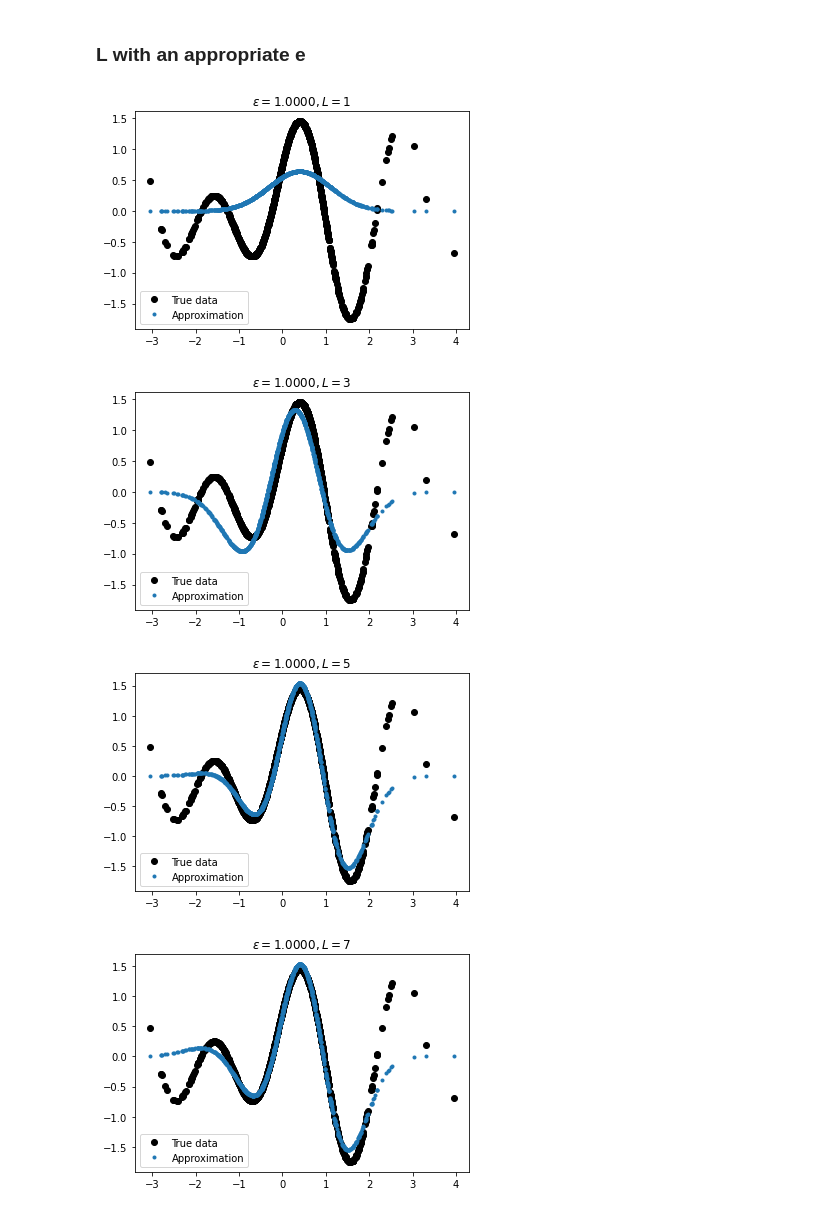
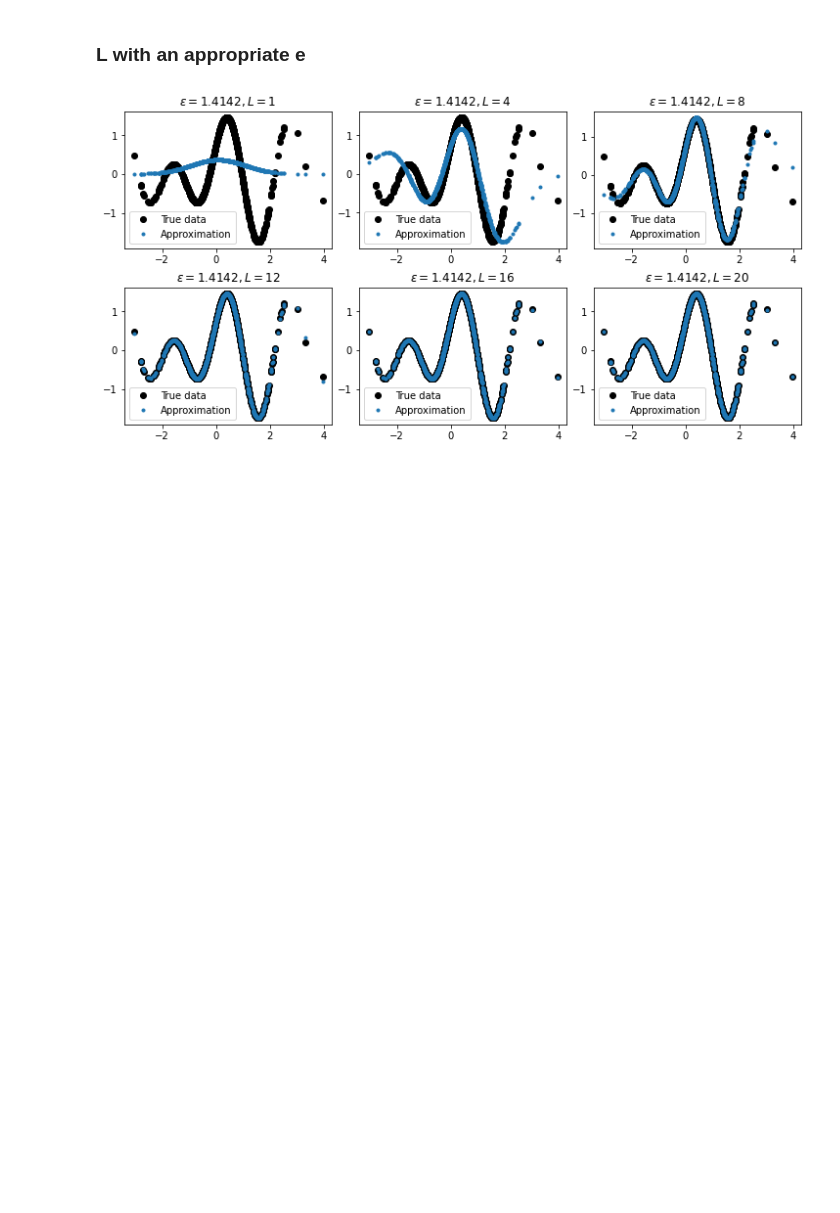
Before and after one commit to Linnore/MLCMS-Ex5-GroupK, a Jupyter notebook: task1.ipynb, the cells around one changed output. Cells and saved outputs as stored; diff of their text form; code cells hidden in the pictures; blank space fills up the shorter version.

```diff
--- a/task1.ipynb
+++ b/task1.ipynb
@@ -90,14 +91,18 @@ for e in np.logspace(-3, 4, 6):
 # %% [markdown]
 ### L with a bad e
 # %%
-e=5
-for L in np.linspace(1, 20, 6):
-    phi, lst_results = lst_radial_basis(B[:,0], B[:,1], e=e, L=int(L))
-    C=lst_results[0]
+e = 5
+fig = plt.figure(constrained_layout=True, figsize=(10,5))
+spec = gridspec.GridSpec(ncols=3, nrows=2, figure=fig)
+for i, L in enumerate(np.linspace(1, 20, 6)):
+    task1part3.fit(L=int(L), e=e)
+    yhat = task1part3.predict()
 
-    plt.plot(B[:, 0], B[:, 1], "o", c="black", label="True data")
-    plt.plot(B[:, 0], phi @ C, ".", label="Approximation")
-    plt.legend(loc="upper right")
-    plt.title(r"$\epsilon=%.4f, L=%d$"%(e, L))
-    plt.show()
+    ax = fig.add_subplot(spec[i//3, i%3])
+    ax.plot(B[:, 0], B[:, 1], "o", c="black", label="True data")
+    ax.plot(B[:, 0], yhat, ".", label="Approximation")
+    ax.legend()
+    ax.title.set_text(r"$\epsilon=%.4f, L=%d$"%(e, L))
+
+plt.show()
 # %% [output]
@@ -110,18 +110,19 @@ for L in np.linspace(1, 20, 6):
 # %% [markdown]
 ### L with an appropriate e
 # %%
-e=1
-for L in np.linspace(1, 12, 6):
-    phi, lst_results = lst_radial_basis(B[:,0], B[:,1], e=e, L=int(L))
-    C=lst_results[0]
+e = 2**0.5
+fig = plt.figure(constrained_layout=True, figsize=(10,5))
+spec = gridspec.GridSpec(ncols=3, nrows=2, figure=fig)
+for i, L in enumerate(np.linspace(1, 20, 6)):
+    task1part3.fit(L=int(L), e=e)
+    yhat = task1part3.predict()
 
-    plt.plot(B[:, 0], B[:, 1], "o", c="black", label="True data")
-    plt.plot(B[:, 0], phi @ C, ".", label="Approximation")
-    plt.legend()
-    plt.title(r"$\epsilon=%.4f, L=%d$"%(e, L))
-    plt.show()
+    ax = fig.add_subplot(spec[i//3, i%3])
+    ax.plot(B[:, 0], B[:, 1], "o", c="black", label="True data")
+    ax.plot(B[:, 0], yhat, ".", label="Approximation")
+    ax.legend()
+    ax.title.set_text(r"$\epsilon=%.4f, L=%d$"%(e, L))
+
+plt.show()
 # %% [output]
-[figure, old version]
+[figure, new version]
-[figure, removed]
-[figure, removed]
-[figure, removed]
```
Also changed, not shown: parts of 14 cells of this notebook, 3 other files.
